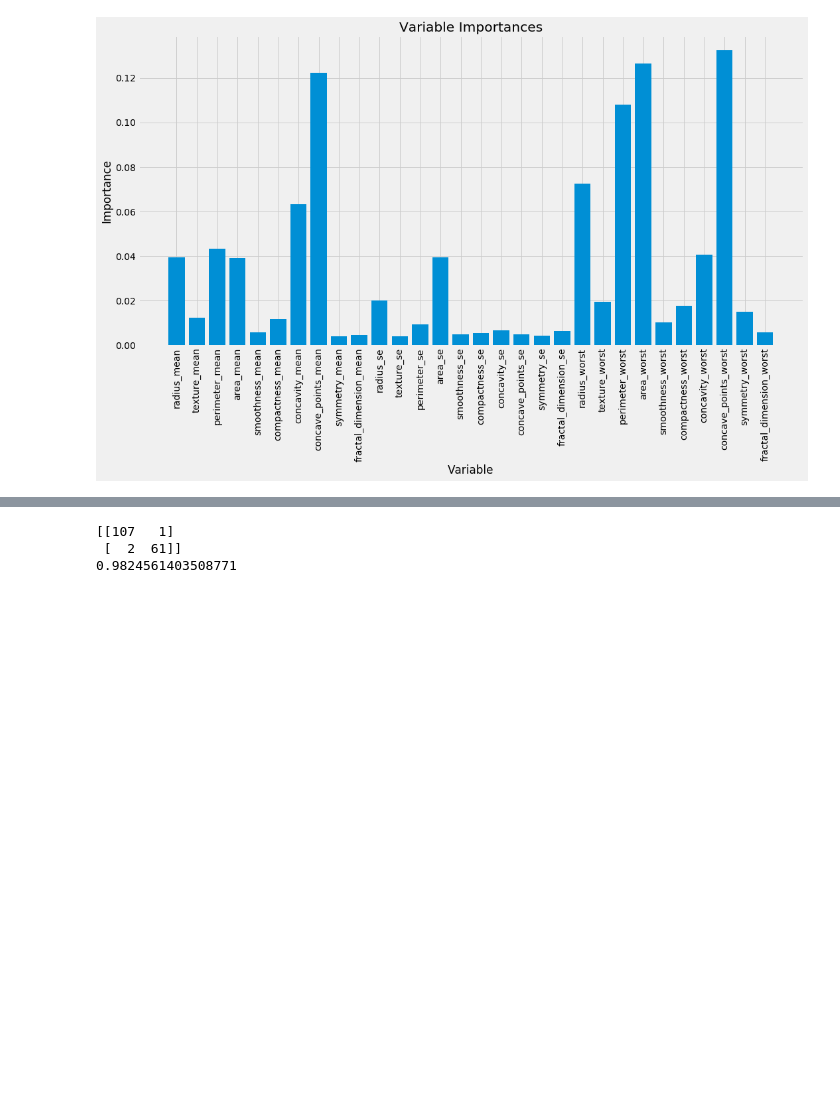
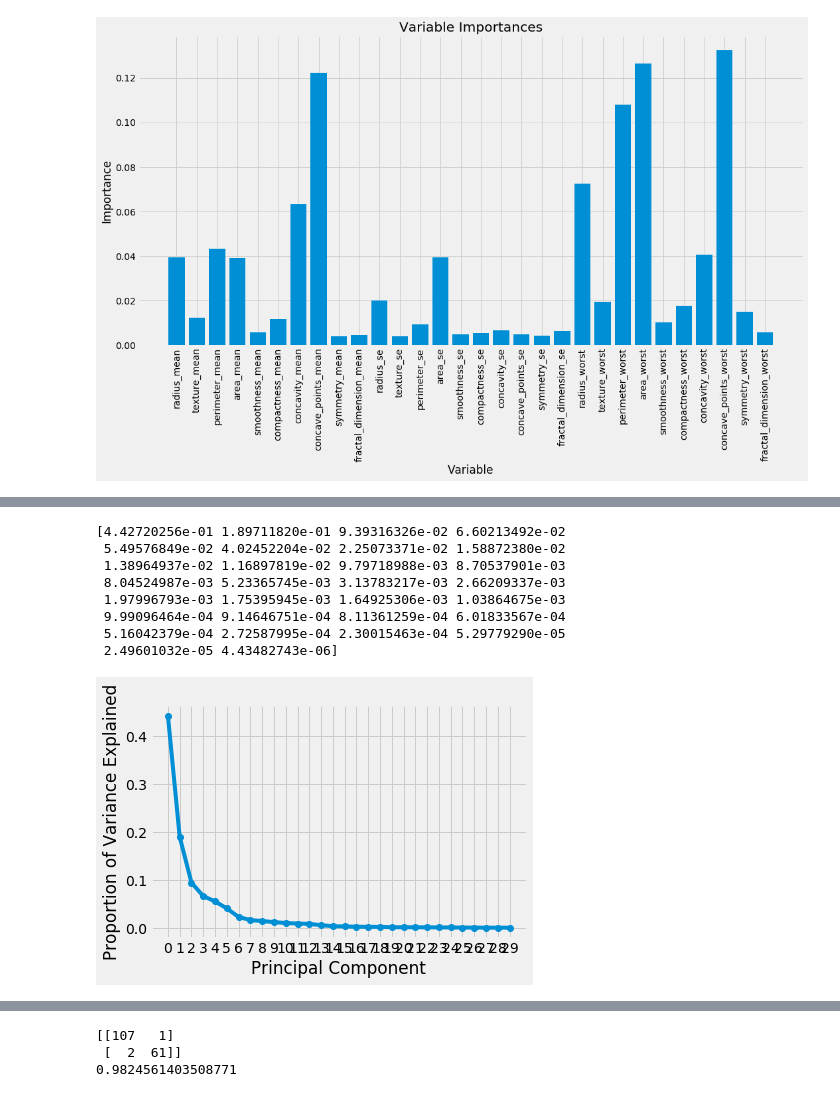
Before and after one commit to ronmexico7811/Cancer-Project, a Jupyter notebook: Cancer_project.ipynb, the cells around one changed output, grey strips where cells are left out. Cells and saved outputs as stored; diff of their text form; code cells hidden in the pictures; blank space fills up the shorter version.

```diff
--- a/Cancer_project.ipynb
+++ b/Cancer_project.ipynb
@@ -301,3 +327,28 @@ df_slim.corr()
+# %%
+#eval of PCA components
+var_ratio = pca_model.explained_variance_ratio_
+print(var_ratio)
+
+#creating df with var_ratio
+df_pca = pd.DataFrame(X_PCA)
+
+#plotting df_cancer with PCA
+plt.plot(var_ratio, '-o')
+
+plt.ylabel('Proportion of Variance Explained')
+plt.xlabel('Principal Component')
+plt.xticks(range(len(var_ratio)))
+plt.show()
+# %% [output]
+[4.42720256e-01 1.89711820e-01 9.39316326e-02 6.60213492e-02
+ 5.49576849e-02 4.02452204e-02 2.25073371e-02 1.58872380e-02
+ 1.38964937e-02 1.16897819e-02 9.79718988e-03 8.70537901e-03
+ 8.04524987e-03 5.23365745e-03 3.13783217e-03 2.66209337e-03
+ 1.97996793e-03 1.75395945e-03 1.64925306e-03 1.03864675e-03
+ 9.99096464e-04 9.14646751e-04 8.11361259e-04 6.01833567e-04
+ 5.16042379e-04 2.72587995e-04 2.30015463e-04 5.29779290e-05
+ 2.49601032e-05 4.43482743e-06]
+[figure, added]
 # %%
 #logit models
 import statsmodels.formula.api as sm
```
Also changed, not shown: parts of 5 cells of this notebook.
